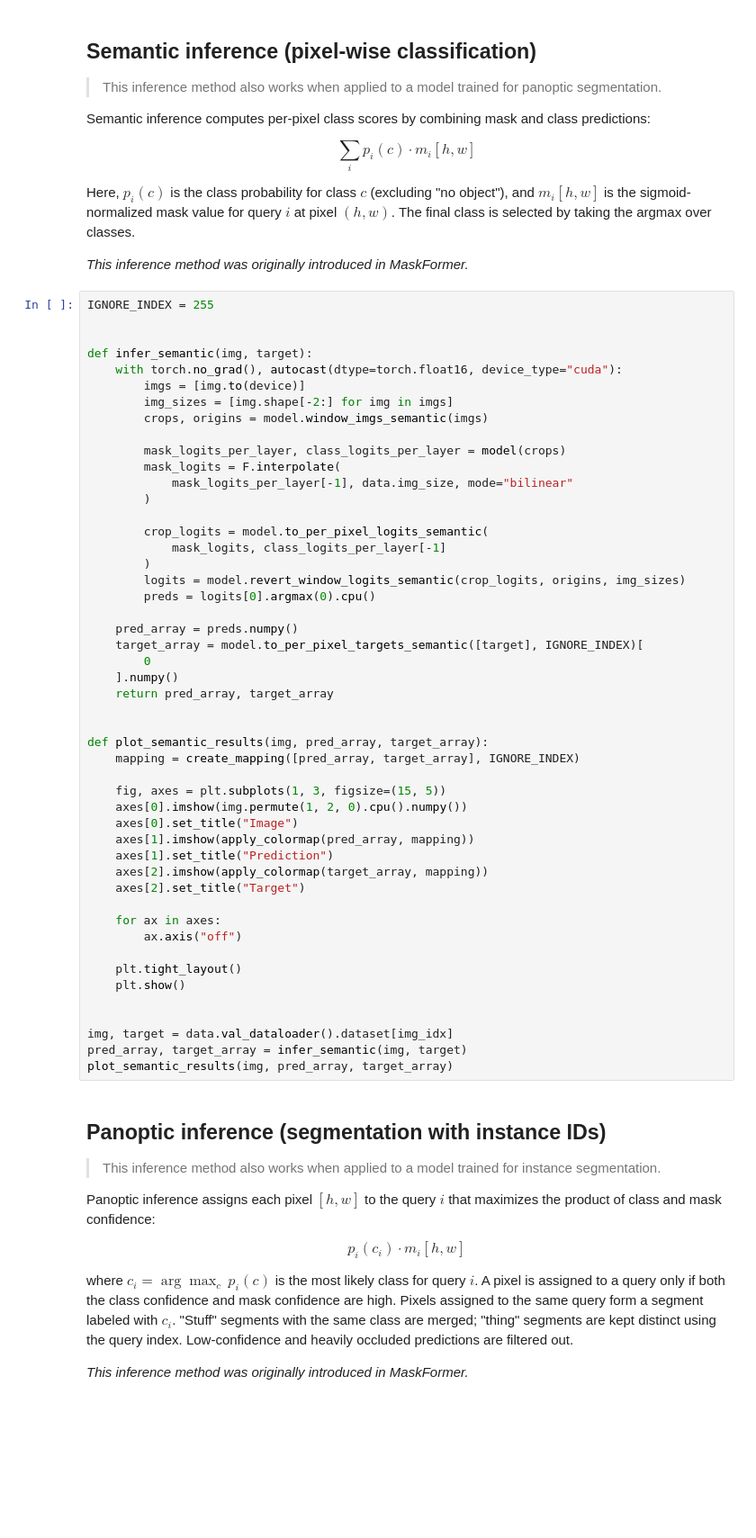
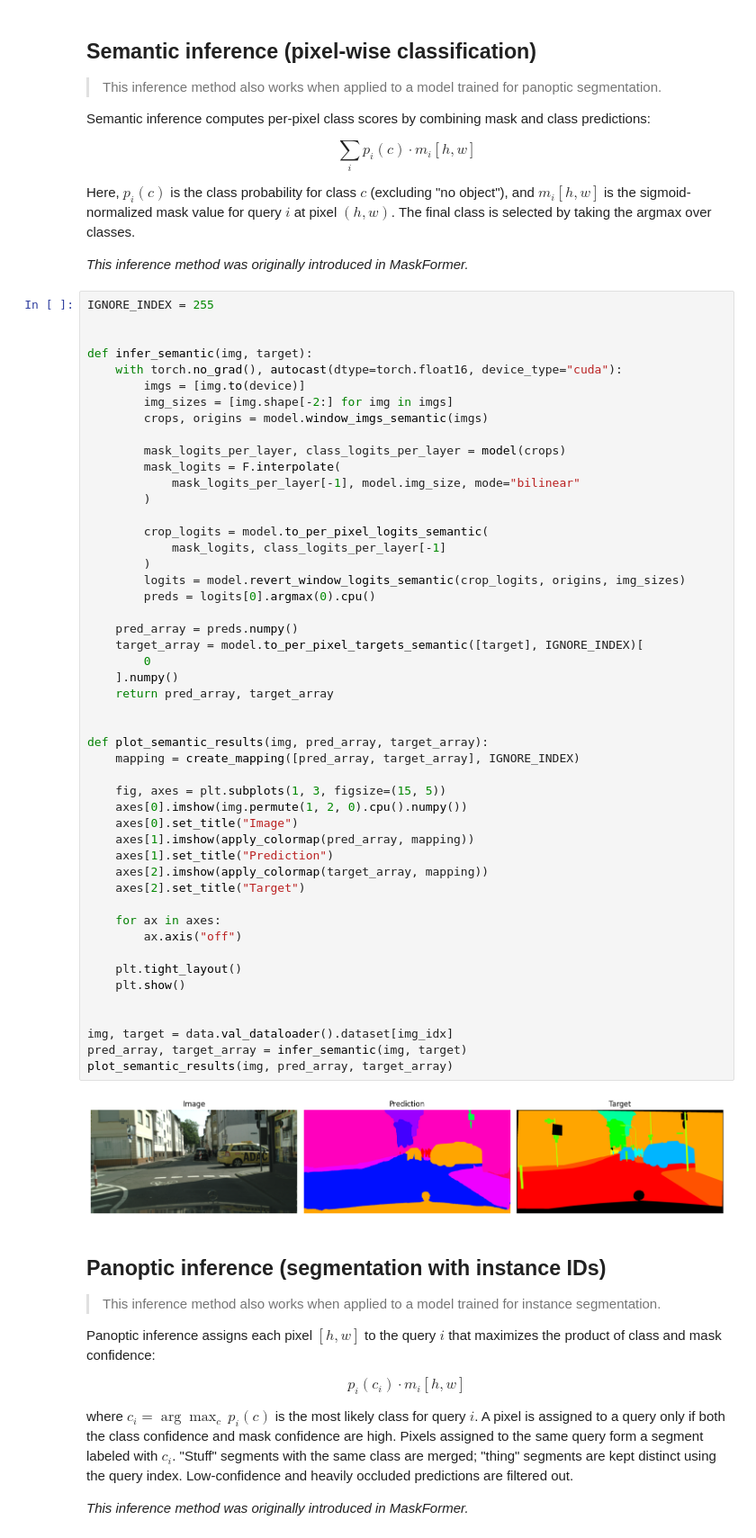
Before and after one commit to filoppos/MaskArchitectureAnomaly_CourseProject, a Jupyter notebook: eomt/inference.ipynb, the cells around one changed output. Shown at 90% size. Saved outputs shown, nothing was run; the diff lists cells and outputs as text; blank space fills up the shorter version.

```diff
--- a/eomt/inference.ipynb
+++ b/eomt/inference.ipynb
@@ -340,7 +369,7 @@ def infer_semantic(img, target):
 
         mask_logits_per_layer, class_logits_per_layer = model(crops)
         mask_logits = F.interpolate(
-            mask_logits_per_layer[-1], data.img_size, mode="bilinear"
+            mask_logits_per_layer[-1], model.img_size, mode="bilinear"
         )
 
         crop_logits = model.to_per_pixel_logits_semantic(
@@ -350,33 +379,35 @@ def infer_semantic(img, target):
         preds = logits[0].argmax(0).cpu()
 
     pred_array = preds.numpy()
     target_array = model.to_per_pixel_targets_semantic([target], IGNORE_INDEX)[
         0
     ].numpy()
     return pred_array, target_array
 
 
 def plot_semantic_results(img, pred_array, target_array):
     mapping = create_mapping([pred_array, target_array], IGNORE_INDEX)
 
     fig, axes = plt.subplots(1, 3, figsize=(15, 5))
     axes[0].imshow(img.permute(1, 2, 0).cpu().numpy())
     axes[0].set_title("Image")
     axes[1].imshow(apply_colormap(pred_array, mapping))
     axes[1].set_title("Prediction")
     axes[2].imshow(apply_colormap(target_array, mapping))
     axes[2].set_title("Target")
 
     for ax in axes:
         ax.axis("off")
 
     plt.tight_layout()
     plt.show()
 
 
 img, target = data.val_dataloader().dataset[img_idx]
 pred_array, target_array = infer_semantic(img, target)
 plot_semantic_results(img, pred_array, target_array)
+# %% [output]
+[figure, added]
 # %% [markdown]
 ## Panoptic inference (segmentation with instance IDs)
 
```
Also changed, not shown: parts of 15 cells of this notebook.
